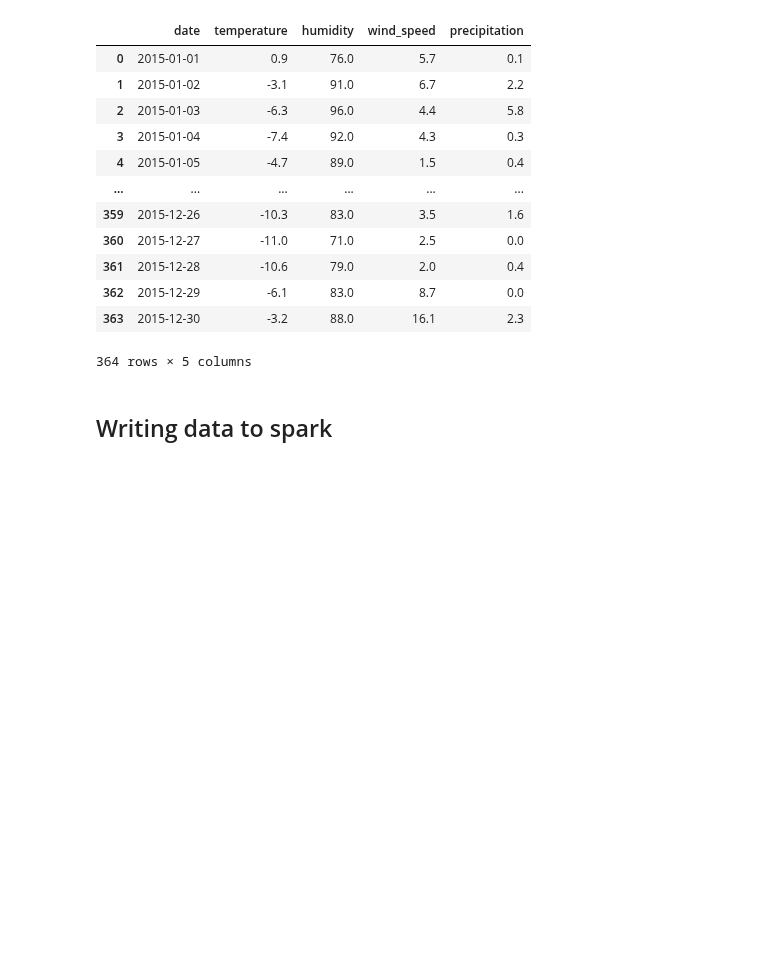
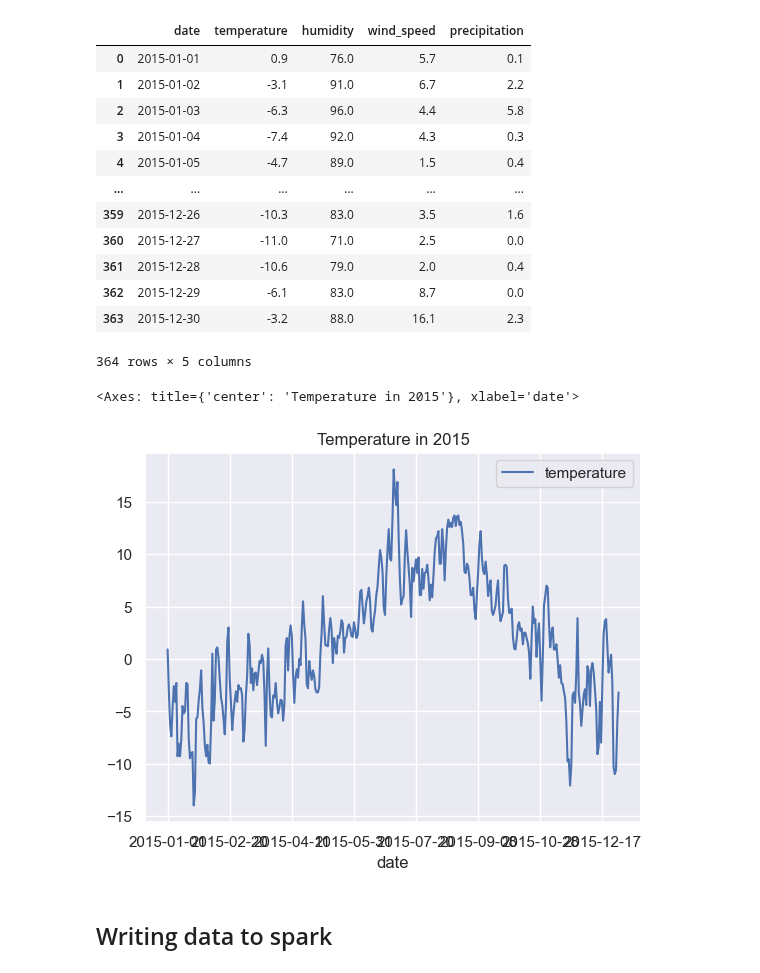
Before and after one commit to erlendrisvik/Compulsories, a Jupyter notebook: CA2/CA2.ipynb, the cells around one changed output. Saved outputs shown, nothing was run; the diff lists cells and outputs as text; code cells hidden in the pictures; blank space fills up the shorter version.

```diff
--- a/CA2/CA2.ipynb
+++ b/CA2/CA2.ipynb
@@ -161,6 +161,11 @@ df3
 | 362 | 2015-12-29 | -6.1 | 83.0 | 8.7 | 0.0 |
 | 363 | 2015-12-30 | -3.2 | 88.0 | 16.1 | 2.3 |
 364 rows × 5 columns
+# %%
+df3.plot(x='date', y='temperature', kind='line', title='Temperature in 2015')
+# %% [output]
+<Axes: title={'center': 'Temperature in 2015'}, xlabel='date'>
+[figure, added]
 # %% [markdown]
 ## Writing data to spark
 # %%
```
Also changed, not shown: parts of 12 cells of this notebook.
